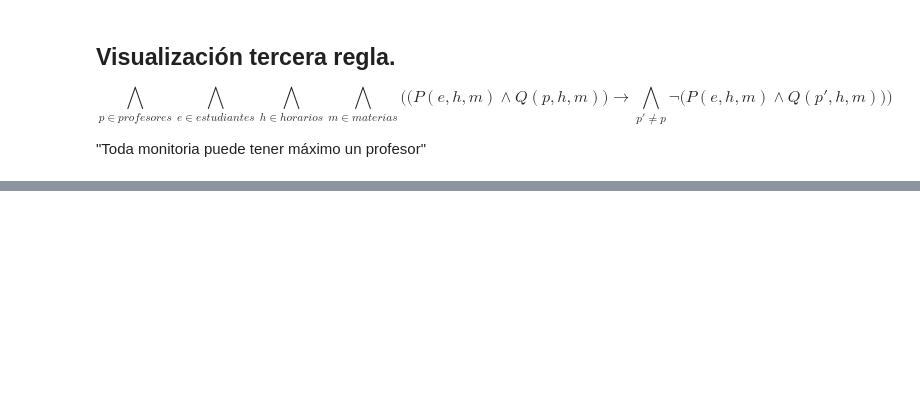
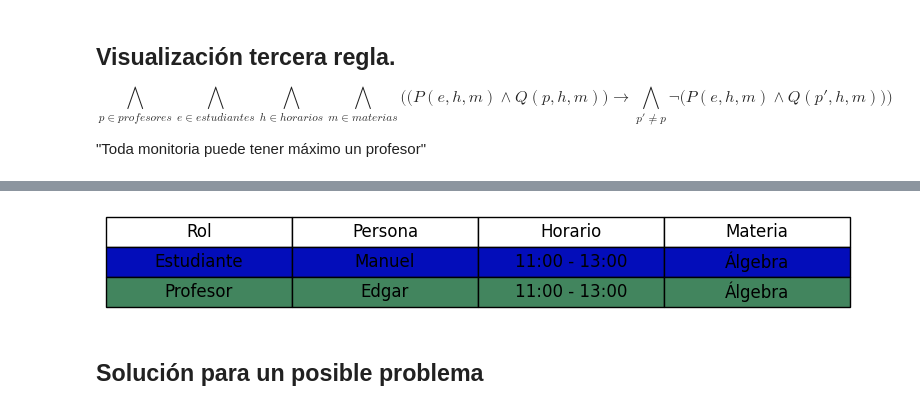
Before and after one commit to ManuelCrzUR/Proyecto_final_LPCC, a Jupyter notebook: entrega3/interfaz_proyecto.ipynb, the cells around one changed output, grey strips where cells are left out. Drawn from its saved outputs; the diff is of its cells as text; code cells hidden in the pictures; blank space fills up the shorter version.

```diff
--- a/entrega3/interfaz_proyecto.ipynb
+++ b/entrega3/interfaz_proyecto.ipynb
@@ -178,0 +126,13 @@ else:
+# %%
+h.reglas[4]
+R4 = tseitin(h.reglas[4])
+s, dic3 = dpll(R4, {})
+# %%
+if s == 'Satisfacible':
+    h.visualizar_est(dic3)
+else:
+    print('No es satisfacible')
+# %% [output]
+[figure, added]
+# %% [markdown]
+## Solución para un posible problema
```
Also changed, not shown: parts of 21 cells of this notebook, 1 other file.
